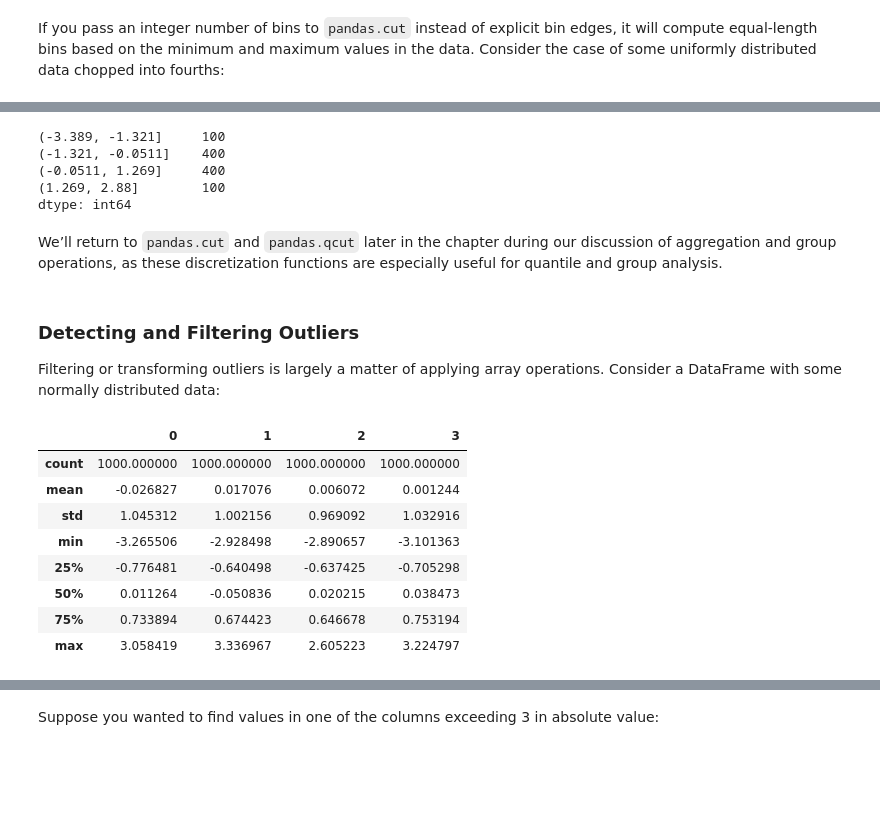
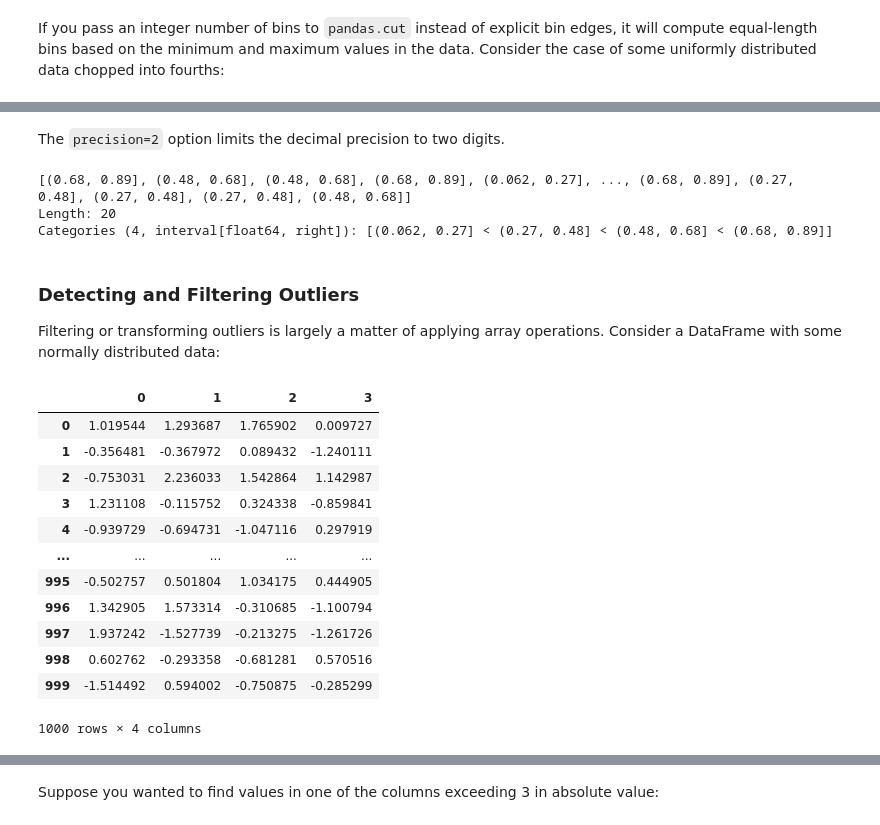
Before and after one commit to yamenkaba/training-bigdata-lab, a Jupyter notebook: Section 03 Pandas/3.5 Data Cleaning and Preparation.ipynb, the cells around one changed output, grey strips where cells are left out. Saved outputs shown, nothing was run; the diff lists cells and outputs as text; code cells hidden in the pictures; blank space fills up the shorter version.

```diff
--- a/Section 03 Pandas/3.5 Data Cleaning and Preparation.ipynb
+++ b/Section 03 Pandas/3.5 Data Cleaning and Preparation.ipynb
@@ -613,13 +610,11 @@ Similar to `pandas.cut`, you can pass your own quantiles (numbers between 0 and
-# %%
-pd.qcut(data, [0, 0.1, 0.5, 0.9, 1.]).value_counts()
-# %% [output]
-(-3.389, -1.321]     100
-(-1.321, -0.0511]    400
-(-0.0511, 1.269]     400
-(1.269, 2.88]        100
-dtype: int64
-# %% [markdown]
-We’ll return to `pandas.cut` and `pandas.qcut` later in the chapter during our discussion of aggregation and group operations, as these discretization functions are especially useful for quantile and group analysis.
+# %% [markdown]
+The `precision=2` option limits the decimal precision to two digits.
+# %%
+pd.cut(data, 4, precision=2)
+# %% [output]
+[(0.68, 0.89], (0.48, 0.68], (0.48, 0.68], (0.68, 0.89], (0.062, 0.27], ..., (0.68, 0.89], (0.27, 0.48], (0.27, 0.48], (0.27, 0.48], (0.48, 0.68]]
+Length: 20
+Categories (4, interval[float64, right]): [(0.062, 0.27] < (0.27, 0.48] < (0.48, 0.68] < (0.68, 0.89]]
 # %% [markdown]
 <h3>Detecting and Filtering Outliers</h3>
 
@@ -627,14 +622,18 @@ Filtering or transforming outliers is largely a matter of applying array operati
 # %%
 data = pd.DataFrame(np.random.standard_normal((1000, 4)))
 
-data.describe()
+data
 # %% [output]
 |  | 0 | 1 | 2 | 3 |
-| count | 1000.000000 | 1000.000000 | 1000.000000 | 1000.000000 |
-| mean | -0.026827 | 0.017076 | 0.006072 | 0.001244 |
-| std | 1.045312 | 1.002156 | 0.969092 | 1.032916 |
-| min | -3.265506 | -2.928498 | -2.890657 | -3.101363 |
-| 25% | -0.776481 | -0.640498 | -0.637425 | -0.705298 |
-| 50% | 0.011264 | -0.050836 | 0.020215 | 0.038473 |
-| 75% | 0.733894 | 0.674423 | 0.646678 | 0.753194 |
-| max | 3.058419 | 3.336967 | 2.605223 | 3.224797 |
+| 0 | 1.019544 | 1.293687 | 1.765902 | 0.009727 |
+| 1 | -0.356481 | -0.367972 | 0.089432 | -1.240111 |
+| 2 | -0.753031 | 2.236033 | 1.542864 | 1.142987 |
+| 3 | 1.231108 | -0.115752 | 0.324338 | -0.859841 |
+| 4 | -0.939729 | -0.694731 | -1.047116 | 0.297919 |
+| ... | ... | ... | ... | ... |
+| 995 | -0.502757 | 0.501804 | 1.034175 | 0.444905 |
+| 996 | 1.342905 | 1.573314 | -0.310685 | -1.100794 |
+| 997 | 1.937242 | -1.527739 | -0.213275 | -1.261726 |
+| 998 | 0.602762 | -0.293358 | -0.681281 | 0.570516 |
+| 999 | -1.514492 | 0.594002 | -0.750875 | -0.285299 |
+1000 rows × 4 columns
```
Also changed, not shown: parts of 59 cells of this notebook, 7 other files.
